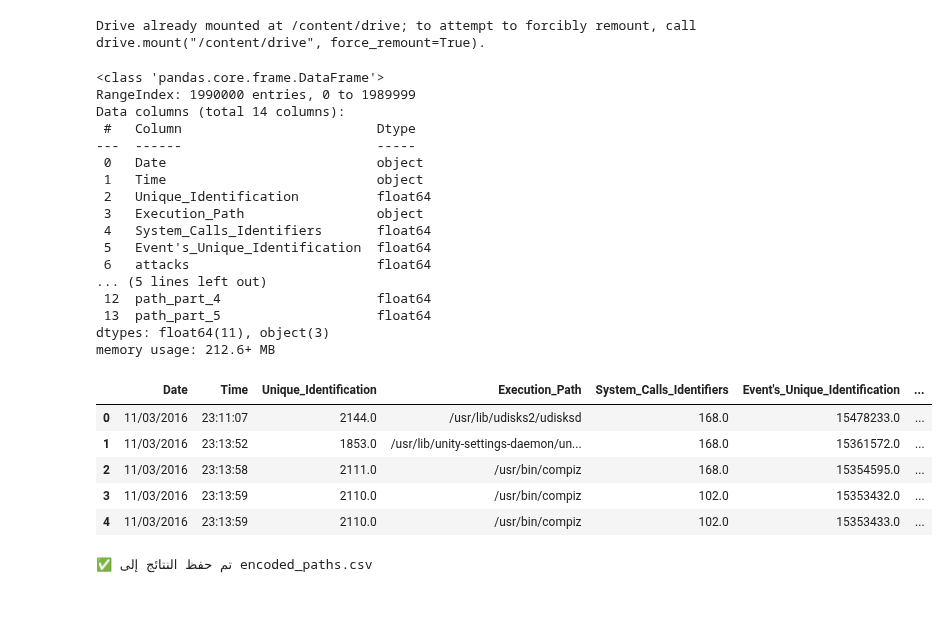
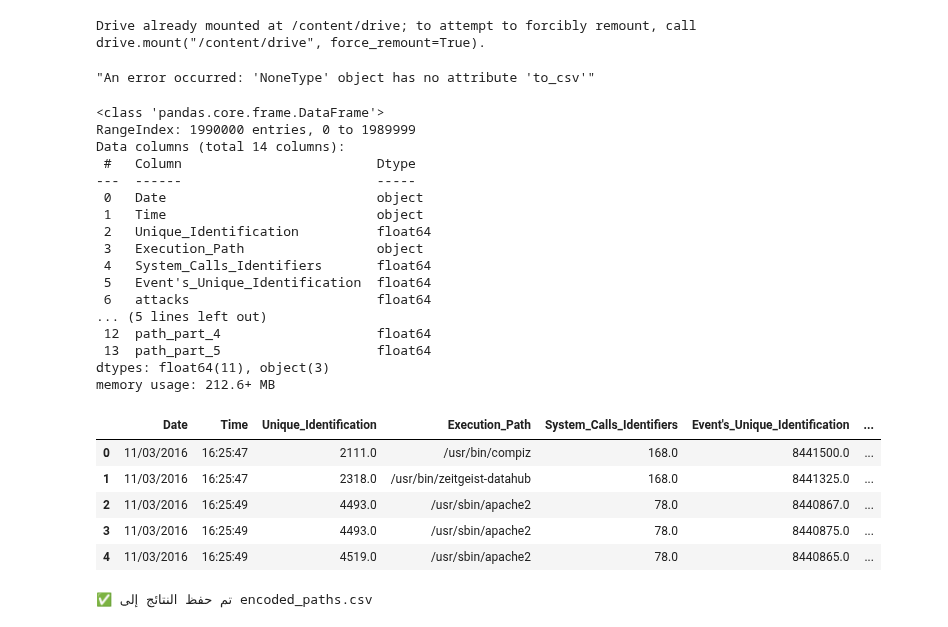
Before and after one commit to hananbahtiti/Hybrid-Intrusion-detection-Systems, a Jupyter notebook: data_preprocessing.ipynb, the cells around one changed output. Cells and saved outputs as stored; diff of their text form; code cells hidden in the pictures.

```diff
--- a/data_preprocessing.ipynb
+++ b/data_preprocessing.ipynb
@@ -63,12 +63,12 @@ class HostPreprocessing():
   def __init__(self):
     pass
 
-  def __file_path_collection(self, folder_path):
+  def __file_path_collection(self, folder_path, ends):
     try:
       joined_list = []
       for file_name in os.listdir(folder_path):
         file_name = os.path.join(folder_path, file_name)
-        if os.path.isfile(file_name) and file_name.endswith('.csv'):
+        if os.path.isfile(file_name) and file_name.endswith(ends):
           joined_list.append(file_name)
       return joined_list
 
@@ -169,6 +169,22 @@ class HostPreprocessing():
 
 
 
+  def remove_column_from_encoded_files(self, folder_path, column_to_remove):
+    files = self.__file_path_collection(folder_path, ends='_encoded.csv')
+    try:
+      for file in tqdm(files, desc="read all files"):
+        df = pd.read_csv(file)
+        if column_to_remove in df.columns:
+          df = df.drop(columns=[column_to_remove], inplace=True)
+          df.to_csv(file, index=False)
+      return  f"done file..."
+
+    except Exception as e:
+      return f"An error occurred: {e}"
+
+
+
+
 
   def file_collection(self, folder_path):
     try:
@@ -199,36 +215,40 @@ a = HostPreprocessing()
 #a.data_encoding('/content/NGIDS/NGIDS-DS-v1/host logs', column_number=6)
 #a.data_encoding('/content/NGIDS/NGIDS-DS-v1/host logs', column_number=7)
 
-c=a.paths_encoding('/content/NGIDS/NGIDS-DS-v1/host logs', column_number=3)
+#c=a.paths_encoding('/content/NGIDS/NGIDS-DS-v1/host logs', column_number=3)
+a.remove_column_from_encoded_files(folder_path='/content/NGIDS/NGIDS-DS-v1/host logs',
+                                   column_to_remove='Execution_Path')
+# %% [output]
+"An error occurred: 'NoneType' object has no attribute 'to_csv'"
 # %%
-file = '/content/NGIDS/NGIDS-DS-v1/host logs/16_encoded.csv'
+file = '/content/NGIDS/NGIDS-DS-v1/host logs/10_encoded.csv'
 df = pd.read_csv(file)
 df.info()
 df.head()
 # %% [output]
 <class 'pandas.core.frame.DataFrame'>
 RangeIndex: 1990000 entries, 0 to 1989999
 Data columns (total 14 columns):
  #   Column                         Dtype
 ---  ------                         -----
  0   Date                           object
  1   Time                           object
  2   Unique_Identification          float64
  3   Execution_Path                 object
  4   System_Calls_Identifiers       float64
  5   Event's_Unique_Identification  float64
  6   attacks                        float64
 ... (5 lines left out)
  12  path_part_4                    float64
  13  path_part_5                    float64
 dtypes: float64(11), object(3)
 memory usage: 212.6+ MB
 |  | Date | Time | Unique_Identification | Execution_Path | System_Calls_Identifiers | Event's_Unique_Identification | ... |
-| 0 | 11/03/2016 | 23:11:07 | 2144.0 | /usr/lib/udisks2/udisksd | 168.0 | 15478233.0 | ... |
-| 1 | 11/03/2016 | 23:13:52 | 1853.0 | /usr/lib/unity-settings-daemon/un... | 168.0 | 15361572.0 | ... |
-| 2 | 11/03/2016 | 23:13:58 | 2111.0 | /usr/bin/compiz | 168.0 | 15354595.0 | ... |
-| 3 | 11/03/2016 | 23:13:59 | 2110.0 | /usr/bin/compiz | 102.0 | 15353432.0 | ... |
-| 4 | 11/03/2016 | 23:13:59 | 2110.0 | /usr/bin/compiz | 102.0 | 15353433.0 | ... |
+| 0 | 11/03/2016 | 16:25:47 | 2111.0 | /usr/bin/compiz | 168.0 | 8441500.0 | ... |
+| 1 | 11/03/2016 | 16:25:47 | 2318.0 | /usr/bin/zeitgeist-datahub | 168.0 | 8441325.0 | ... |
+| 2 | 11/03/2016 | 16:25:49 | 4493.0 | /usr/sbin/apache2 | 78.0 | 8440867.0 | ... |
+| 3 | 11/03/2016 | 16:25:49 | 4493.0 | /usr/sbin/apache2 | 78.0 | 8440875.0 | ... |
+| 4 | 11/03/2016 | 16:25:49 | 4519.0 | /usr/sbin/apache2 | 78.0 | 8440865.0 | ... |
 # %%
 import os
 import pandas as pd
```
